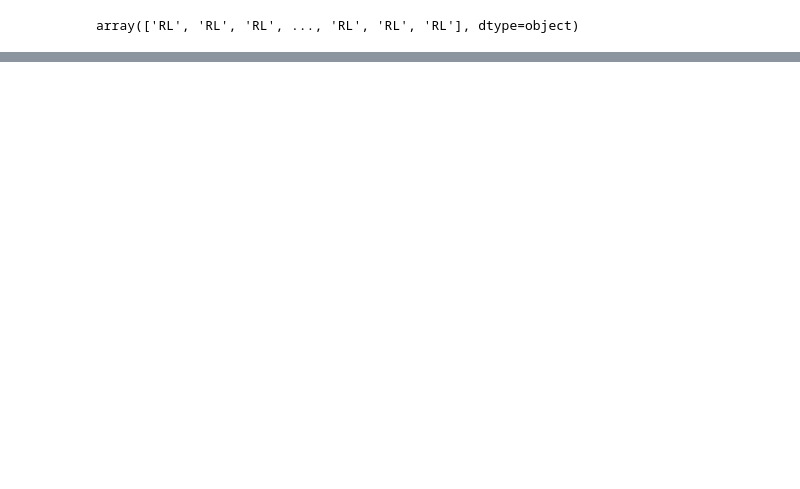
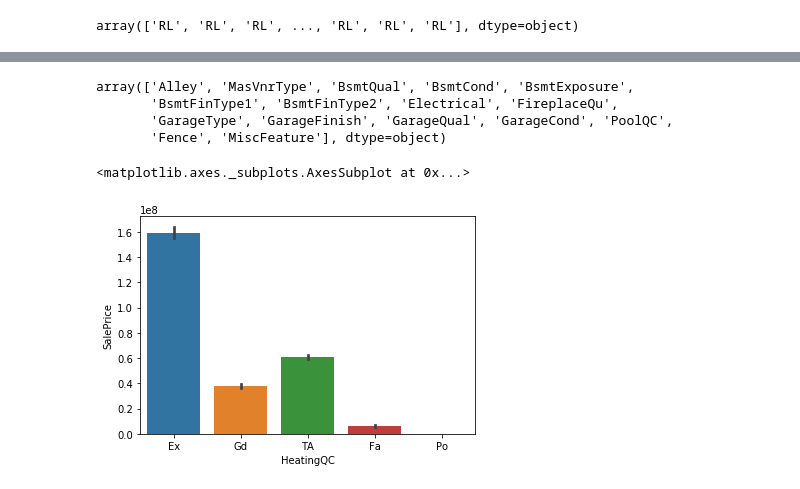
Before and after one commit to AGENT-O07/kaggle, a Jupyter notebook: HousePrices/EDA.ipynb, the cells around one changed output, grey strips where cells are left out. Cells and saved outputs as stored; diff of their text form; code cells hidden in the pictures; blank space fills up the shorter version.

```diff
--- a/HousePrices/EDA.ipynb
+++ b/HousePrices/EDA.ipynb
@@ -260,0 +305,8 @@ array(['RL', 'RL', 'RL', ..., 'RL', 'RL', 'RL'], dtype=object)
+# %%
+raw_data = {'name': ['Willard Morris', 'Al Jennings', 'Omar Mullins', 'Spencer McDaniel'],
+                'age': [20, 19, 22, 21],
+                'favorite_color': ['blue', 'blue', 'yellow', "green"],
+                'grade': [88, 92, 95, 70]}
+
+df = pd.DataFrame(raw_data)
+df.head()
@@ -260,0 +330,16 @@ array(['RL', 'RL', 'RL', ..., 'RL', 'RL', 'RL'], dtype=object)
+# %%
+#str_cols = train.columns[str_ind]
+str_cols = train.dtypes[train.dtypes == 'object'].index.values
+i = 1
+fig = plt.figure(figsize=(20, 100))
+for col in str_cols:
+    df = train.loc[:,[col,'SalePrice']]
+    sum_prices = df.groupby([col])['SalePrice'].sum()
+    categories = sum_prices.sort_values().index.values
+    for i in range(len(categories)):
+        train.loc[train[col]  == categories[i], col] = i+1
+        #train[col][train[col] == categories[i]] = i+1
+
+    #plt.subplot(20, 2, i)
+    #sns.barplot(x=col, y='SalePrice', data=df, estimator=sum)
+    i += 1
@@ -260,0 +380,12 @@ array(['RL', 'RL', 'RL', ..., 'RL', 'RL', 'RL'], dtype=object)
+# %%
+train.dtypes[train.dtypes == 'object'].index.values
+# %% [output]
+array(['Alley', 'MasVnrType', 'BsmtQual', 'BsmtCond', 'BsmtExposure',
+       'BsmtFinType1', 'BsmtFinType2', 'Electrical', 'FireplaceQu',
+       'GarageType', 'GarageFinish', 'GarageQual', 'GarageCond', 'PoolQC',
+       'Fence', 'MiscFeature'], dtype=object)
+# %%
+sns.barplot(x='HeatingQC', y='SalePrice',data=train,estimator=sum)
+# %% [output]
+<matplotlib.axes._subplots.AxesSubplot at 0x...>
+[figure, added]
```
Also changed, not shown: parts of 16 cells of this notebook.
